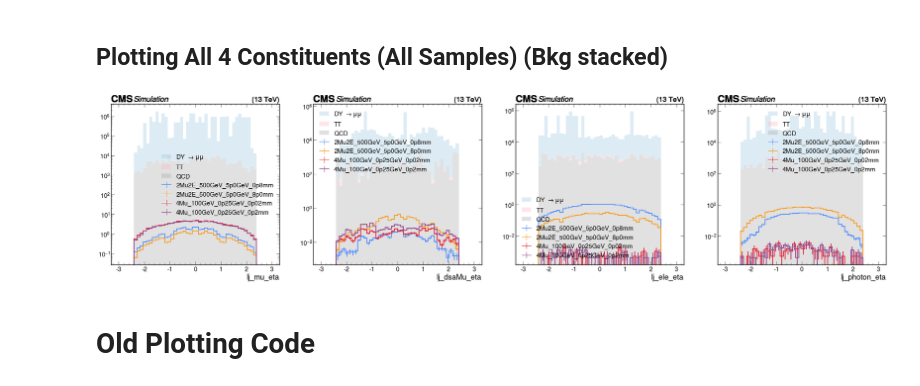
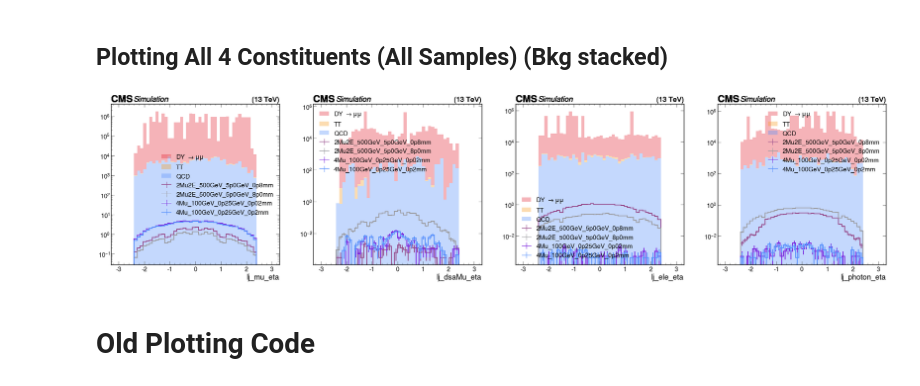
Before and after one commit to 316JakeMorris/SIDM, a Jupyter notebook: sidm/studies/LJ_Object_Eta/LJ_obj_eta.ipynb, the cells around one changed output. Saved outputs shown, nothing was run; the diff lists cells and outputs as text; code cells hidden in the pictures.

```diff
--- a/sidm/studies/LJ_Object_Eta/LJ_obj_eta.ipynb
+++ b/sidm/studies/LJ_Object_Eta/LJ_obj_eta.ipynb
@@ -153,7 +153,7 @@ USING ALL 2MU2E AND ALL 4MU SAMPLES!!!
 #The SidmProcessor expects a list of channels, but that makes it difficult to save the data.
 #So we instead run over one channel at a time so we can save each coffea output where
 #The channel is the name in a folder. Running over multiple channels makes disentangling the output harder
-channels = ["base"]
+channels = ["baseNoLjNoLjsource"]
 # channels = [
 #     "base",
 #     #"baseNoLjNoLjsource",
@@ -356,35 +356,35 @@ for i, hist in enumerate(hists):
         bkg_hist = bkg_out[bkg_plotting_sample]["hists"][hist][channels[0], :]
         if "QCD" in bkg_plotting_sample:
             QCD_bkg_hists.append(bkg_hist)
         elif "TTJets" in bkg_plotting_sample:
             TTJ_bkg_hists.append(bkg_hist)
         elif "DYJets" in bkg_plotting_sample:
             DY_bkg_hists.append(bkg_hist)
     #Sum the list of background hists into 1 main bkg hist for each bkg type
     QCD_bkg_total = sum(QCD_bkg_hists)
     TTJ_bkg_total = sum(TTJ_bkg_hists)
     DY_bkg_total = sum(DY_bkg_hists)
     #Plot all of the backgrounds stacked together
-    utilities.plot([QCD_bkg_total, TTJ_bkg_total, DY_bkg_total], density=False, histtype="fill", color=["#A9A9A9", "#FFB6C1", "#9ECAE1"],
+    utilities.plot([QCD_bkg_total, TTJ_bkg_total, DY_bkg_total], density=False, histtype="fill",
                    label=["QCD", "TT", r"DY $\rightarrow \mu\mu$"], stack=True, yerr=True, alpha=.35, flow="none")
 
     # utilities.plot([TTJ_bkg_total, DY_bkg_total, QCD_bkg_total], density=False, histtype="fill", color=["#A9A9A9", "#FFB6C1", "#9ECAE1"],
     #            label=["TT", r"DY $\rightarrow \mu\mu$", "QCD"], stack=False, yerr=True, alpha=.55, flow="none")
 
     #Plot the data
     for i, plotting_sample in enumerate(samples):
         if i == 4: break
         utilities.plot(out[plotting_sample]["hists"][hist][channels[0], :], density=False, label=plotting_sample, linewidth=3)
         legend_list.append(plotting_sample)
 
     plt.legend()
     plt.yscale("log")
 
 # print(f"Handles:\n {handles}\n")
 # print(f"Labels:\n {labels}\n")
 # print(f"Dict:\n {handles_labels_dict}")
 # %% [output]
-[figure, old version]
+[figure, new version]
 # %%
 fig, axes = plt.subplots(1,4,figsize=(12*4,10))
 hists = ["lj_muon_eta", "lj_dsaMuon_eta", "lj_electron_eta", "lj_photon_eta"]
```
Also changed, not shown: parts of 1 cell of this notebook, 2 other files.
